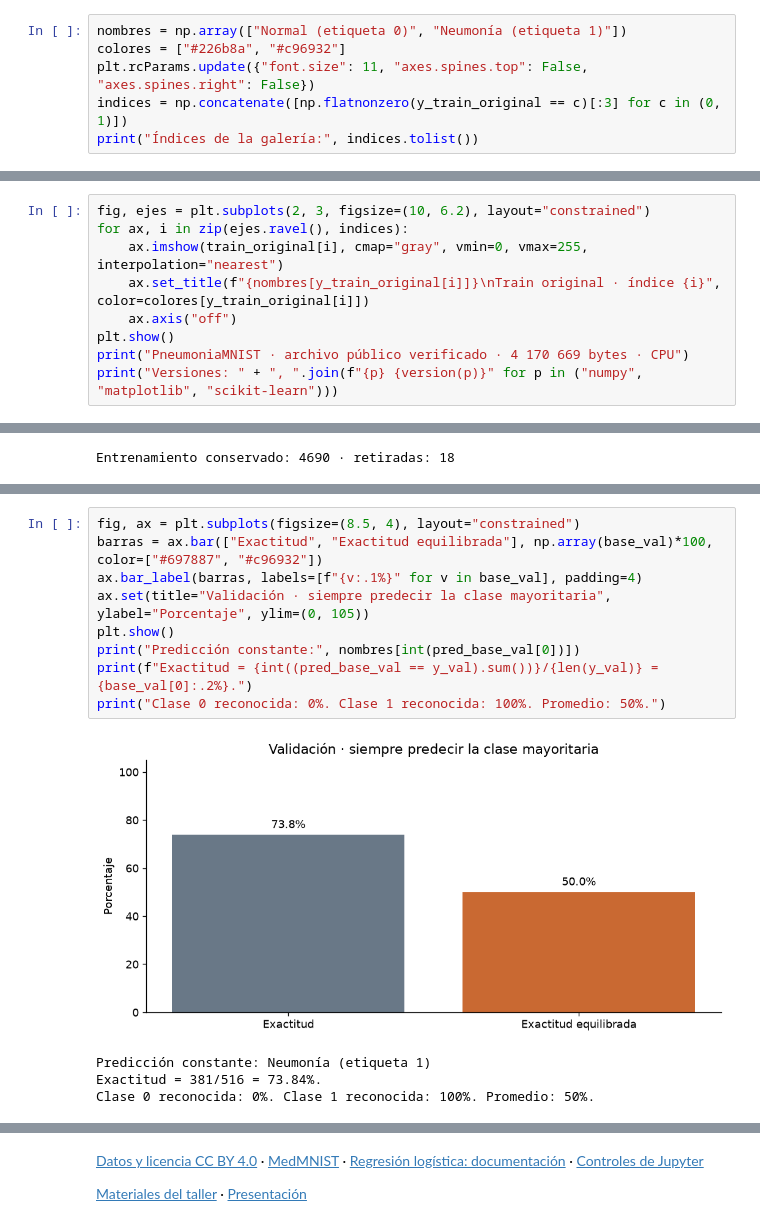
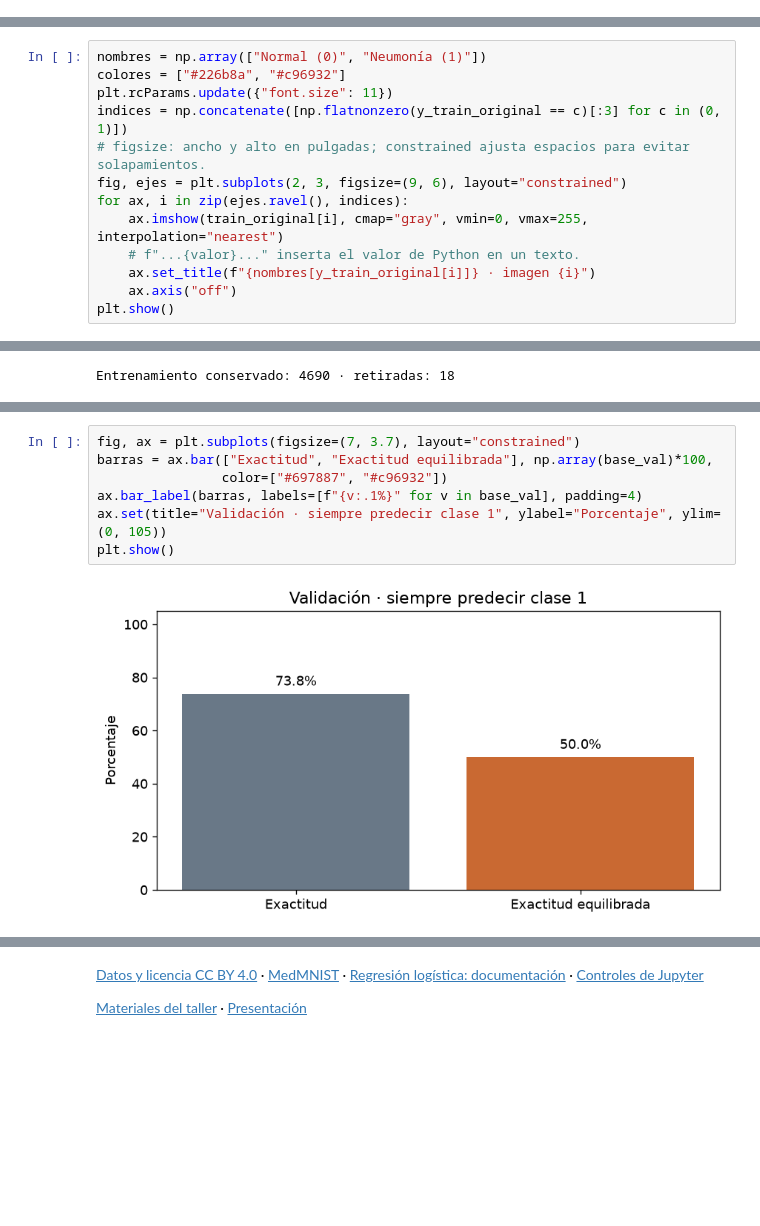
Before and after one commit to FisikMedik/taller-imagenes-medicas-python, a Jupyter notebook: Modulo_ML_radiografias.ipynb, the cells around one changed output, grey strips where cells are left out. Cells and saved outputs as stored; diff of their text form; blank space fills up the shorter version.

```diff
--- a/Modulo_ML_radiografias.ipynb
+++ b/Modulo_ML_radiografias.ipynb
@@ -146,6 +100,0 @@ Elegimos tres ejemplos de cada etiqueta para que la galería muestre ambas clase
-# %%
-nombres = np.array(["Normal (etiqueta 0)", "Neumonía (etiqueta 1)"])
-colores = ["#226b8a", "#c96932"]
-plt.rcParams.update({"font.size": 11, "axes.spines.top": False, "axes.spines.right": False})
-indices = np.concatenate([np.flatnonzero(y_train_original == c)[:3] for c in (0, 1)])
-print("Índices de la galería:", indices.tolist())
@@ -160,10 +107,14 @@ Cada panel muestra una matriz de 28 × 28 valores y su **referencia publicada**,
 # %%
-fig, ejes = plt.subplots(2, 3, figsize=(10, 6.2), layout="constrained")
+nombres = np.array(["Normal (0)", "Neumonía (1)"])
+colores = ["#226b8a", "#c96932"]
+plt.rcParams.update({"font.size": 11})
+indices = np.concatenate([np.flatnonzero(y_train_original == c)[:3] for c in (0, 1)])
+# figsize: ancho y alto en pulgadas; constrained ajusta espacios para evitar solapamientos.
+fig, ejes = plt.subplots(2, 3, figsize=(9, 6), layout="constrained")
 for ax, i in zip(ejes.ravel(), indices):
     ax.imshow(train_original[i], cmap="gray", vmin=0, vmax=255, interpolation="nearest")
-    ax.set_title(f"{nombres[y_train_original[i]]}\nTrain original · índice {i}", color=colores[y_train_original[i]])
+    # f"...{valor}..." inserta el valor de Python en un texto.
+    ax.set_title(f"{nombres[y_train_original[i]]} · imagen {i}")
     ax.axis("off")
 plt.show()
-print("PneumoniaMNIST · archivo público verificado · 4 170 669 bytes · CPU")
-print("Versiones: " + ", ".join(f"{p} {version(p)}" for p in ("numpy", "matplotlib", "scikit-learn")))
 # %% [output]
@@ -421,14 +295,9 @@ Las dos barras describen **el mismo conjunto de predicciones**. La primera cuent
 # %%
-fig, ax = plt.subplots(figsize=(8.5, 4), layout="constrained")
-barras = ax.bar(["Exactitud", "Exactitud equilibrada"], np.array(base_val)*100, color=["#697887", "#c96932"])
+fig, ax = plt.subplots(figsize=(7, 3.7), layout="constrained")
+barras = ax.bar(["Exactitud", "Exactitud equilibrada"], np.array(base_val)*100,
+                color=["#697887", "#c96932"])
 ax.bar_label(barras, labels=[f"{v:.1%}" for v in base_val], padding=4)
-ax.set(title="Validación · siempre predecir la clase mayoritaria", ylabel="Porcentaje", ylim=(0, 105))
+ax.set(title="Validación · siempre predecir clase 1", ylabel="Porcentaje", ylim=(0, 105))
 plt.show()
-print("Predicción constante:", nombres[int(pred_base_val[0])])
-print(f"Exactitud = {int((pred_base_val == y_val).sum())}/{len(y_val)} = {base_val[0]:.2%}.")
-print("Clase 0 reconocida: 0%. Clase 1 reconocida: 100%. Promedio: 50%.")
 # %% [output]
-[figure, old version]
+[figure, new version]
-Predicción constante: Neumonía (etiqueta 1)
-Exactitud = 381/516 = 73.84%.
-Clase 0 reconocida: 0%. Clase 1 reconocida: 100%. Promedio: 50%.
```
Also changed, not shown: parts of 128 cells of this notebook, 4 other files.
